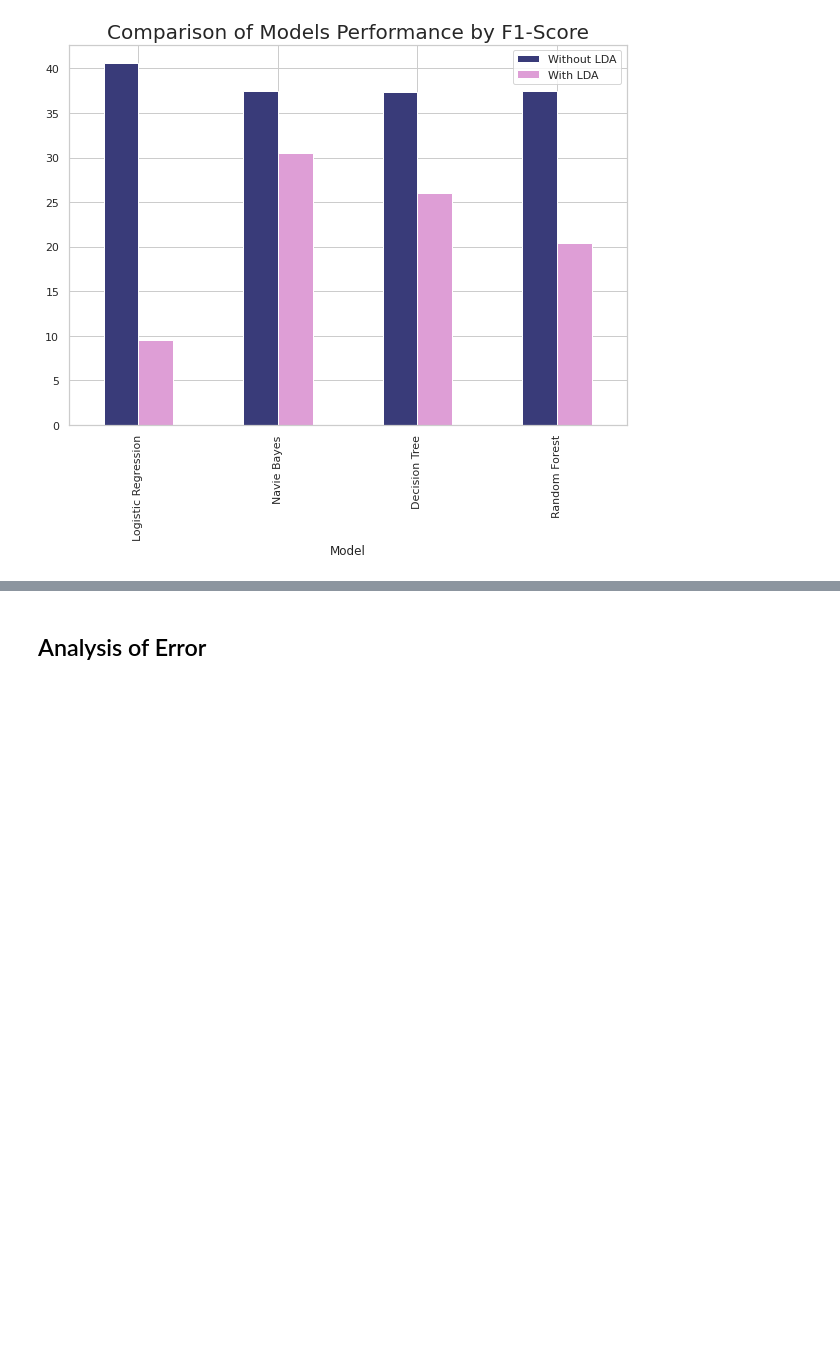
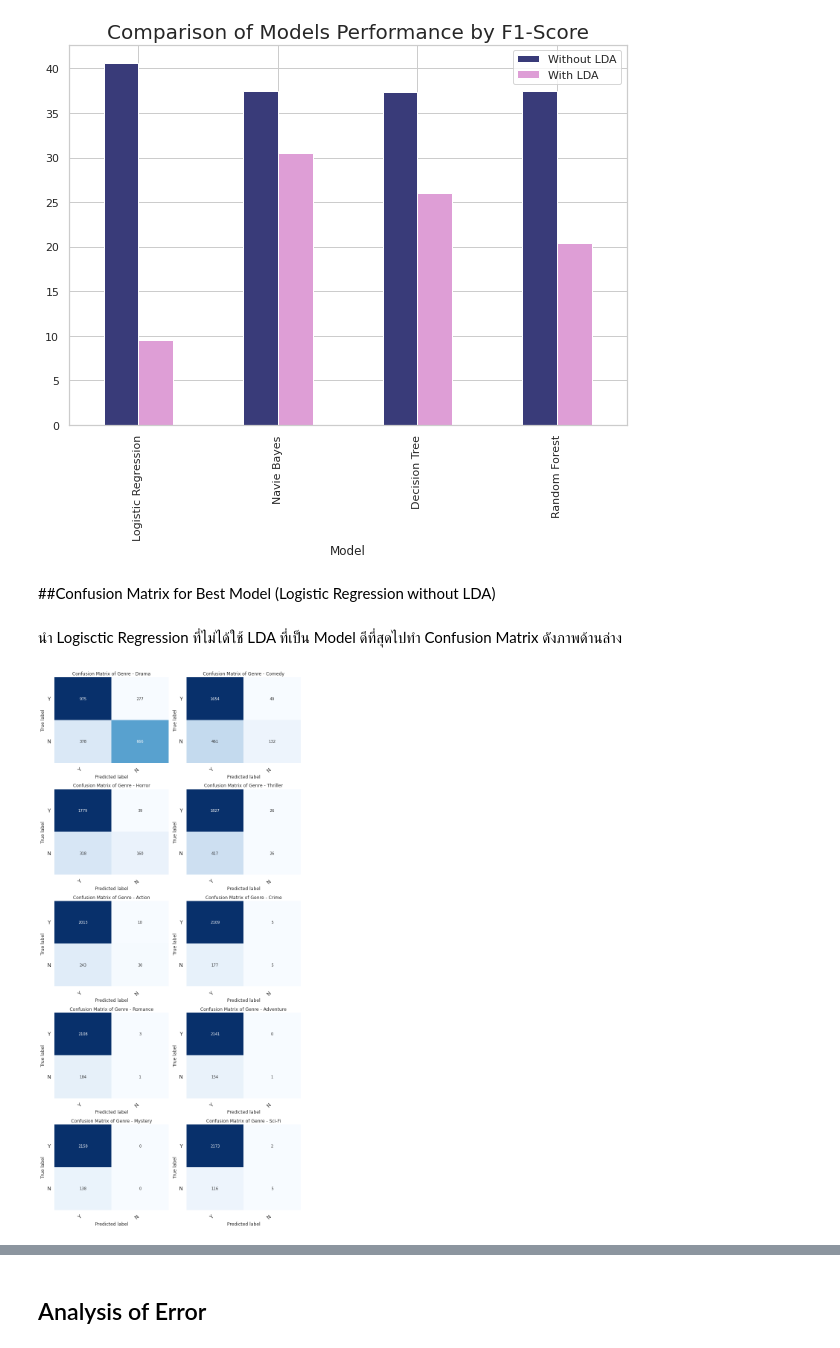
Before and after one commit to sunglovedatascience/MovieGenreClassfication, a Jupyter notebook: Assignment_Final.ipynb, the cells around one changed output, grey strips where cells are left out. Drawn from its saved outputs; the diff is of its cells as text; code cells hidden in the pictures; blank space fills up the shorter version.

```diff
--- a/Assignment_Final.ipynb
+++ b/Assignment_Final.ipynb
@@ -764,3 +763,40 @@ results.plot(kind='bar', x='Model', figsize=(10,7), cmap='tab20b')
 plt.title('Comparison of Models Performance by F1-Score', fontsize = 20);
 # %% [output]
 [figure]
+# %% [markdown]
+##Confusion Matrix for Best Model (Logistic Regression without LDA)
+# %% [markdown]
+นำ Logisctic Regression ที่ไม่ได้ใช้ LDA ที่เป็น Model ดีที่สุดไปทำ Confusion Matrix ดังภาพด้านล่าง
+# %%
+import pandas as pd
+import matplotlib.pyplot as plt
+import seaborn as sns
+from sklearn.metrics import multilabel_confusion_matrix
+
+vis_arr = multilabel_confusion_matrix(y_test, y_pred_lr)
+
+def print_confusion_matrix(confusion_matrix, axes, class_label, class_names, fontsize=14):
+
+    df_Ana_Err = pd.DataFrame(
+        confusion_matrix, index=class_names, columns=class_names,
+    )
+
+    try:
+        heatmap = sns.heatmap(df_Ana_Err, annot=True, fmt="d", cbar=False, ax=axes, cmap="Blues")
+    except ValueError:
+        raise ValueError("Confusion matrix values must be integers.")
+    heatmap.yaxis.set_ticklabels(heatmap.yaxis.get_ticklabels(), rotation=0, ha='right', fontsize=fontsize)
+    heatmap.xaxis.set_ticklabels(heatmap.xaxis.get_ticklabels(), rotation=45, ha='right', fontsize=fontsize)
+    axes.set_ylabel('True label')
+    axes.set_xlabel('Predicted label')
+    axes.set_title("Confusion Matrix of Genre - " + class_label)
+
+fig, ax = plt.subplots(5, 2 , figsize=(10, 21))
+
+for axes, cfs_matrix, label in zip(ax.flatten(), vis_arr, ['Drama', 'Comedy', 'Horror', 'Thriller', 'Action', 'Crime', 'Romance', 'Adventure', 'Mystery', 'Sci-Fi']):
+    print_confusion_matrix(cfs_matrix, axes, label, ["Y", "N"])
+
+fig.tight_layout()
+plt.show()
+# %% [output]
+[figure, added]
```
Also changed, not shown: parts of 37 cells of this notebook.
